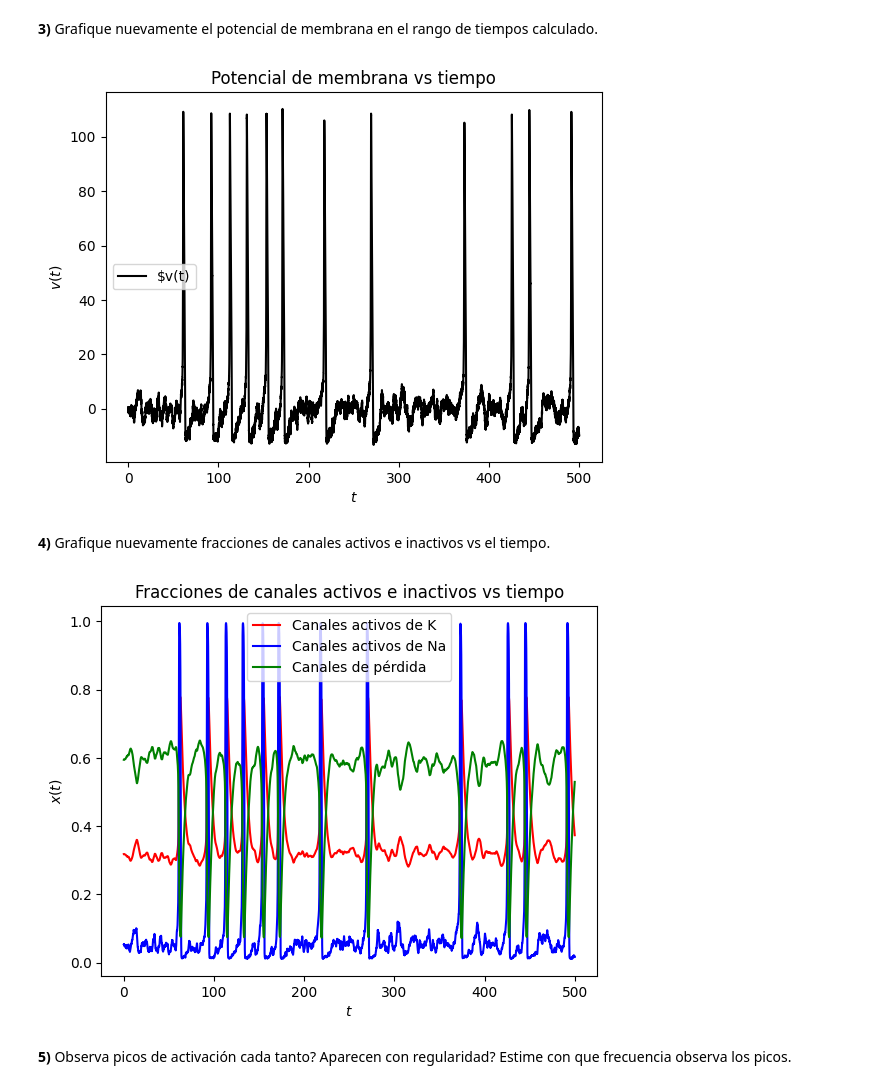
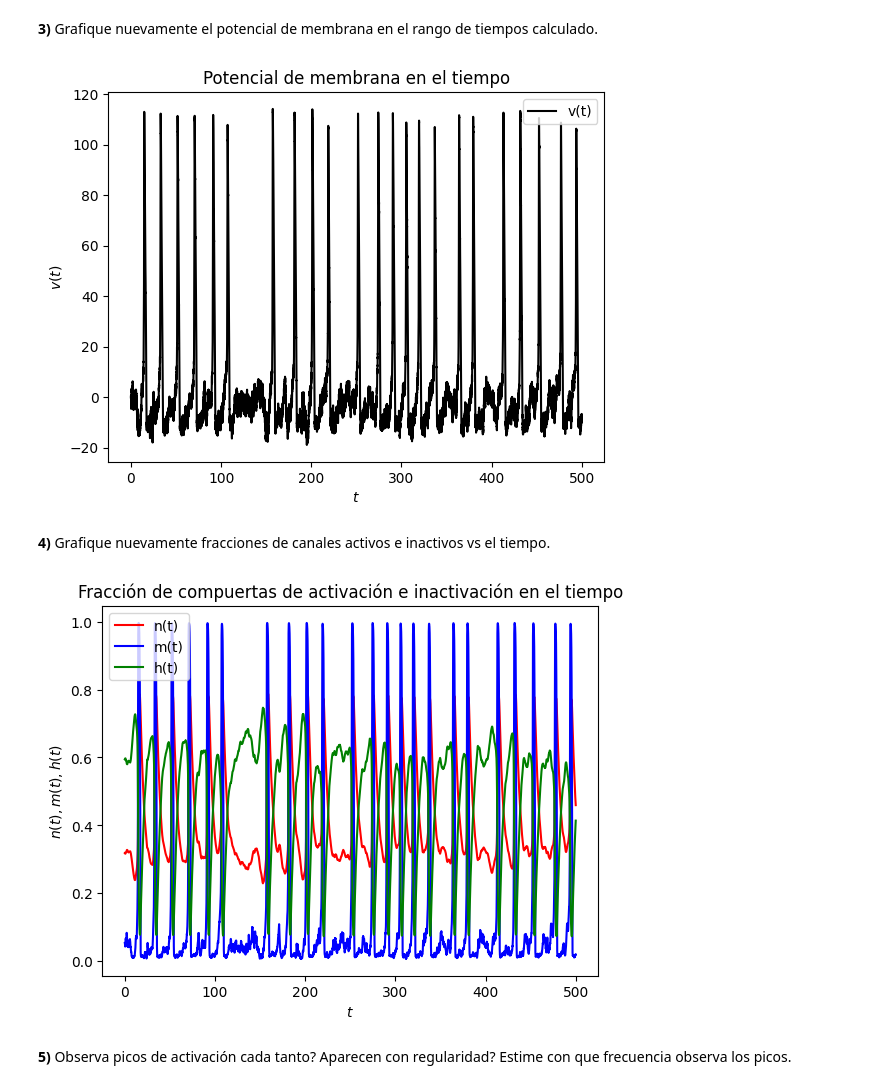
Before and after one commit to basbenja/RedesNeuronales-TrabajosPracticos, a Jupyter notebook: TP1/TrabajoPractico1.ipynb, the cells around one changed output. Drawn from its saved outputs; the diff is of its cells as text; code cells hidden in the pictures.

Commit message:
mas detalle en plots ej6, euler en ej7

```diff
--- a/TP1/TrabajoPractico1.ipynb
+++ b/TP1/TrabajoPractico1.ipynb
@@ -799,31 +819,31 @@ b = 500
 h = 0.01
 k = int((b-a)/h)
 
-t7, w7 = integrador_ode(rk4, f, r0, a, b, k, params)
+t7, w7 = integrador_ode(euler, f, r0, a, b, k, params)
 # %% [markdown]
 **3)** Grafique nuevamente el potencial de membrana en el rango de tiempos calculado.
 # %%
 plt.xlabel('$t$')
 plt.ylabel('$v(t)$')
-plt.plot(t7, w7[0,:], label="$v(t)", color='black')
-plt.title('Potencial de membrana vs tiempo')
+plt.plot(t7, w7[0,:], label="v(t)", color='black')
+plt.title('Potencial de membrana en el tiempo')
 plt.legend()
 plt.show()
 # %% [output]
-[figure, old version]
+[figure, new version]
 # %% [markdown]
 **4)** Grafique nuevamente fracciones de canales activos e inactivos vs el tiempo.
 # %%
 plt.xlabel('$t$')
-plt.ylabel('$x(t)$')
-plt.plot(t7, w7[1,:], label="Canales activos de K",  color='red')
-plt.plot(t7, w7[2,:], label="Canales activos de Na", color='blue')
-plt.plot(t7, w7[3,:], label="Canales de pérdida",    color='green')
-plt.title('Fracciones de canales activos e inactivos vs tiempo')
+plt.ylabel('$n(t),m(t),h(t)$')
+plt.plot(t7, w7[1,:], label="n(t)",  color='red')
+plt.plot(t7, w7[2,:], label="m(t)", color='blue')
+plt.plot(t7, w7[3,:], label="h(t)", color='green')
+plt.title('Fracción de compuertas de activación e inactivación en el tiempo')
 plt.legend()
 plt.show()
 # %% [output]
-[figure, old version]
+[figure, new version]
 # %% [markdown]
 **5)** Observa picos de activación cada tanto? Aparecen con regularidad? Estime con que frecuencia observa los picos.
 # %% [markdown]
```
Also changed, not shown: parts of 6 cells of this notebook.
